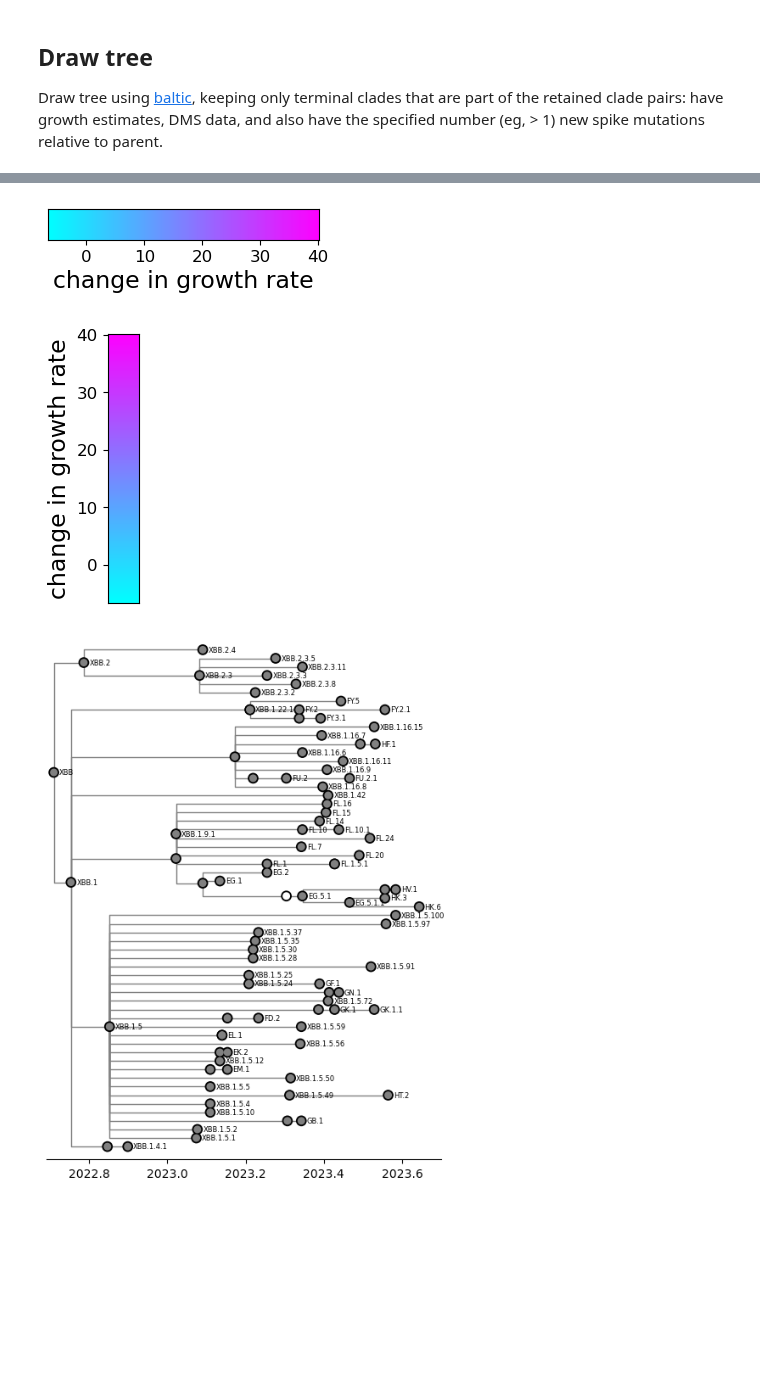
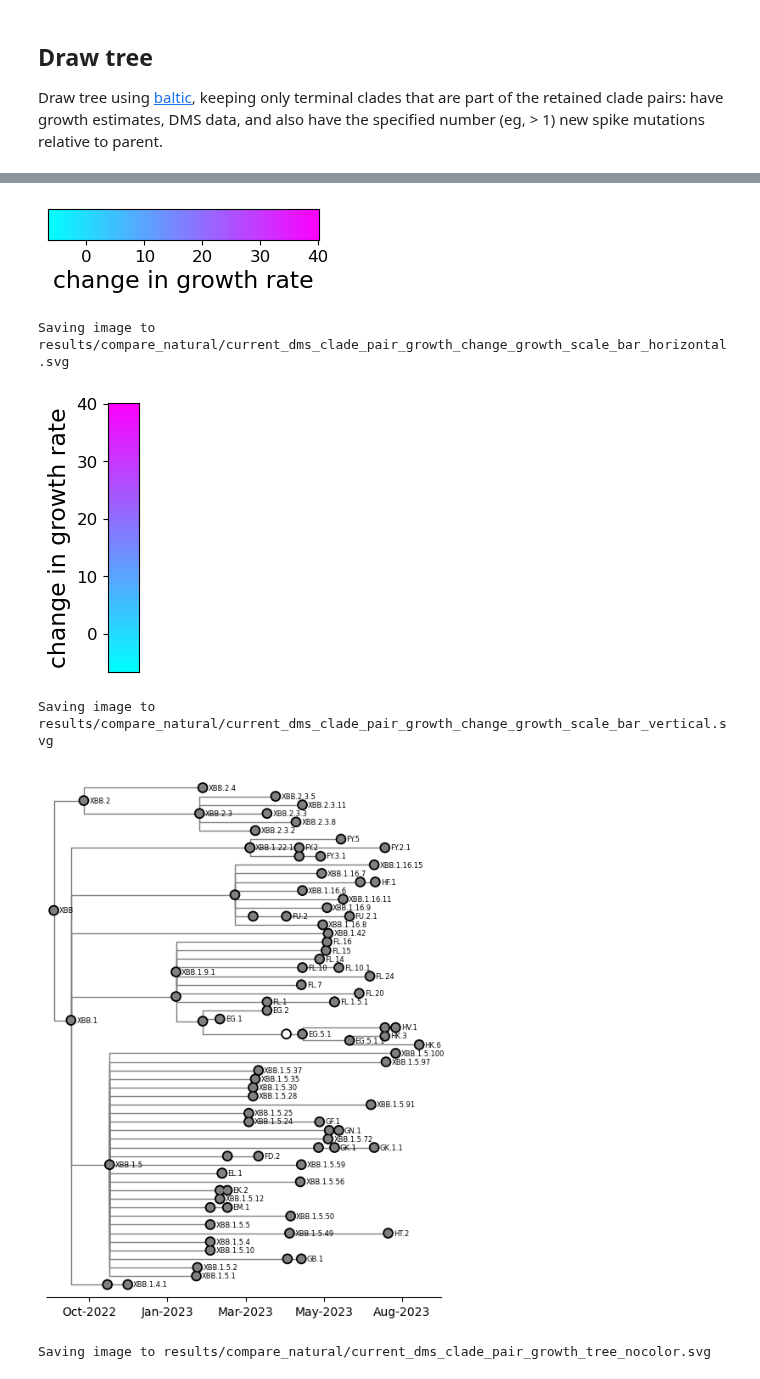
Before and after one commit to dms-vep/SARS-CoV-2_XBB.1.5_spike_DMS, a Jupyter notebook: notebooks/compare_natural.ipynb, the cells around one changed output, grey strips where cells are left out. Saved outputs shown, nothing was run; the diff lists cells and outputs as text; code cells hidden in the pictures; blank space fills up the shorter version.

Commit message:
save tree images

```diff
--- a/notebooks/compare_natural.ipynb
+++ b/notebooks/compare_natural.ipynb
@@ -1238,9 +1238,12 @@ for root_clade in starting_clades:
         for orientation in ["horizontal", "vertical"]:
             fig, _ = clade_colormap.scale_bar(orientation=orientation, label="clade growth rate")
             display(fig)
+            plotfile = os.path.splitext(pair_growth_dms_csv)[0] + f"_clade_growth_scale_bar_{orientation}.svg"
+            print(f"Saving image to {plotfile}")
+            fig.savefig(plotfile, bbox_inches="tight")
             plt.close(fig)
 
-        # map change in clade growht to colors
+        # map change in clade growth to colors
         pair_growth_change_dict = pango_pair_allmuts_growth_df.set_index("clade")["change_in_growth_rate"].to_dict()
         pair_colormap = dmslogo.colorschemes.ValueToColorMap(
             minvalue=min(pair_growth_change_dict.values()),
@@ -1250,6 +1253,9 @@ for root_clade in starting_clades:
         for orientation in ["horizontal", "vertical"]:
             fig, _ = pair_colormap.scale_bar(orientation=orientation, label="change in growth rate")
             display(fig)
+            plotfile = os.path.splitext(pair_growth_dms_csv)[0] + f"_change_growth_scale_bar_{orientation}.svg"
+            print(f"Saving image to {plotfile}")
+            fig.savefig(plotfile, bbox_inches="tight")
             plt.close(fig)
 
         # draw baltic tree
@@ -1344,9 +1350,20 @@ for root_clade in starting_clades:
             ax.set_yticks([])
             ax.set_yticklabels([])
             [ax.spines[loc].set_visible(False) for loc in ax.spines if loc not in ['bottom']]
+            ax.xaxis.set_major_formatter(
+                lambda x, _: matplotlib.dates.DateFormatter("%b-%Y")(
+                    (
+                        datetime.datetime(int(x), 1, 1) + datetime.timedelta(days = (x % 1) * 365)
+                        - datetime.datetime(1970, 1, 1)  # subtract epoch start
+                    ).days
+                )
+            )
 
             # plot with nodes and branches colored
             display(fig)
+            plotfile = os.path.splitext(pair_growth_dms_csv)[0] + f"_tree_{coloring}.svg"
+            print(f"Saving image to {plotfile}")
+            fig.savefig(plotfile, bbox_inches="tight")
             plt.close(fig)
 # %% [output]
 Drawing clade for XBB
@@ -1357,3 +1376,6 @@ After pruning for tips with DMS and growth data, len(tree.get_terminals())=59 an
 [figure]
+Saving image to results/compare_natural/current_dms_clade_pair_growth_change_growth_scale_bar_horizontal.svg
 [figure]
+Saving image to results/compare_natural/current_dms_clade_pair_growth_change_growth_scale_bar_vertical.svg
-[figure, old version]
+[figure, new version]
+Saving image to results/compare_natural/current_dms_clade_pair_growth_tree_nocolor.svg
```
Also changed, not shown: parts of 1 cell of this notebook, 1 other file.
